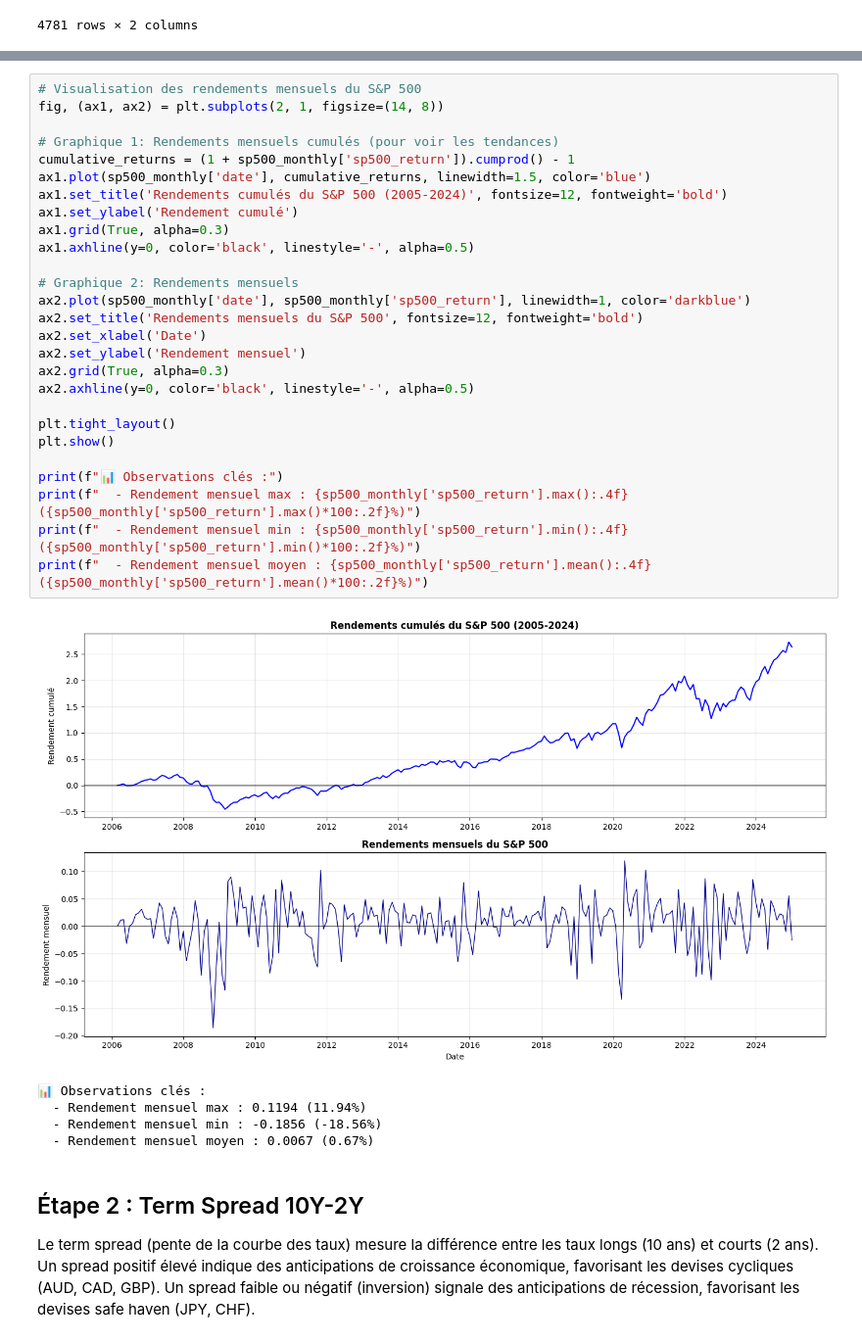
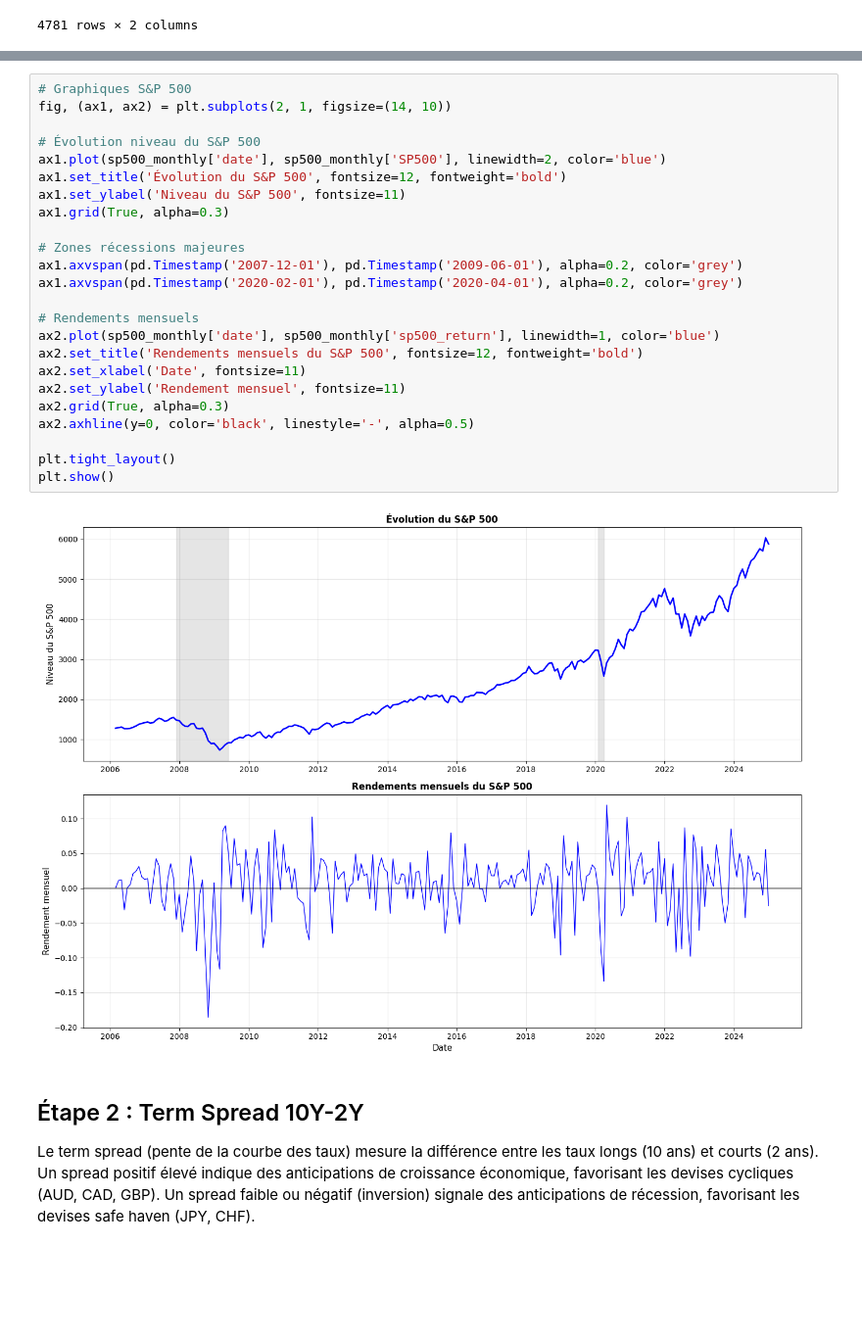
Before and after one commit to Lilas-Bertot/ETUDE-DE-CAS-2, a Jupyter notebook: Étude de cas 2.ipynb, the cells around one changed output, grey strips where cells are left out. Shown at 98% size. Saved outputs shown, nothing was run; the diff lists cells and outputs as text; blank space fills up the shorter version.

```diff
--- a/Étude de cas 2.ipynb
+++ b/Étude de cas 2.ipynb
@@ -1012,38 +923,31 @@ Alignement : ✅ OK
 | 227 | 2024-12-31 | 5881.63 | -0.025308 |
 227 rows × 3 columns
 # %%
-# Visualisation des rendements mensuels du S&P 500
-fig, (ax1, ax2) = plt.subplots(2, 1, figsize=(14, 8))
+# Graphiques S&P 500
+fig, (ax1, ax2) = plt.subplots(2, 1, figsize=(14, 10))
 
-# Graphique 1: Rendements mensuels cumulés (pour voir les tendances)
-cumulative_returns = (1 + sp500_monthly['sp500_return']).cumprod() - 1
-ax1.plot(sp500_monthly['date'], cumulative_returns, linewidth=1.5, color='blue')
-ax1.set_title('Rendements cumulés du S&P 500 (2005-2024)', fontsize=12, fontweight='bold')
-ax1.set_ylabel('Rendement cumulé')
+# Évolution niveau du S&P 500
+ax1.plot(sp500_monthly['date'], sp500_monthly['SP500'], linewidth=2, color='blue')
+ax1.set_title('Évolution du S&P 500', fontsize=12, fontweight='bold')
+ax1.set_ylabel('Niveau du S&P 500', fontsize=11)
 ax1.grid(True, alpha=0.3)
-ax1.axhline(y=0, color='black', linestyle='-', alpha=0.5)
 
-# Graphique 2: Rendements mensuels
-ax2.plot(sp500_monthly['date'], sp500_monthly['sp500_return'], linewidth=1, color='darkblue')
+# Zones récessions majeures
+ax1.axvspan(pd.Timestamp('2007-12-01'), pd.Timestamp('2009-06-01'), alpha=0.2, color='grey')
+ax1.axvspan(pd.Timestamp('2020-02-01'), pd.Timestamp('2020-04-01'), alpha=0.2, color='grey')
+
+# Rendements mensuels
+ax2.plot(sp500_monthly['date'], sp500_monthly['sp500_return'], linewidth=1, color='blue')
 ax2.set_title('Rendements mensuels du S&P 500', fontsize=12, fontweight='bold')
-ax2.set_xlabel('Date')
-ax2.set_ylabel('Rendement mensuel')
+ax2.set_xlabel('Date', fontsize=11)
+ax2.set_ylabel('Rendement mensuel', fontsize=11)
 ax2.grid(True, alpha=0.3)
 ax2.axhline(y=0, color='black', linestyle='-', alpha=0.5)
 
 plt.tight_layout()
 plt.show()
-
-print(f"📊 Observations clés :")
-print(f"  - Rendement mensuel max : {sp500_monthly['sp500_return'].max():.4f} ({sp500_monthly['sp500_return'].max()*100:.2f}%)")
-print(f"  - Rendement mensuel min : {sp500_monthly['sp500_return'].min():.4f} ({sp500_monthly['sp500_return'].min()*100:.2f}%)")
-print(f"  - Rendement mensuel moyen : {sp500_monthly['sp500_return'].mean():.4f} ({sp500_monthly['sp500_return'].mean()*100:.2f}%)")
 # %% [output]
-[figure, old version]
+[figure, new version]
-📊 Observations clés :
-  - Rendement mensuel max : 0.1194 (11.94%)
-  - Rendement mensuel min : -0.1856 (-18.56%)
-  - Rendement mensuel moyen : 0.0067 (0.67%)
 # %% [markdown]
 ## Étape 2 : Term Spread 10Y-2Y
 
```
Also changed, not shown: parts of 22 cells of this notebook.
